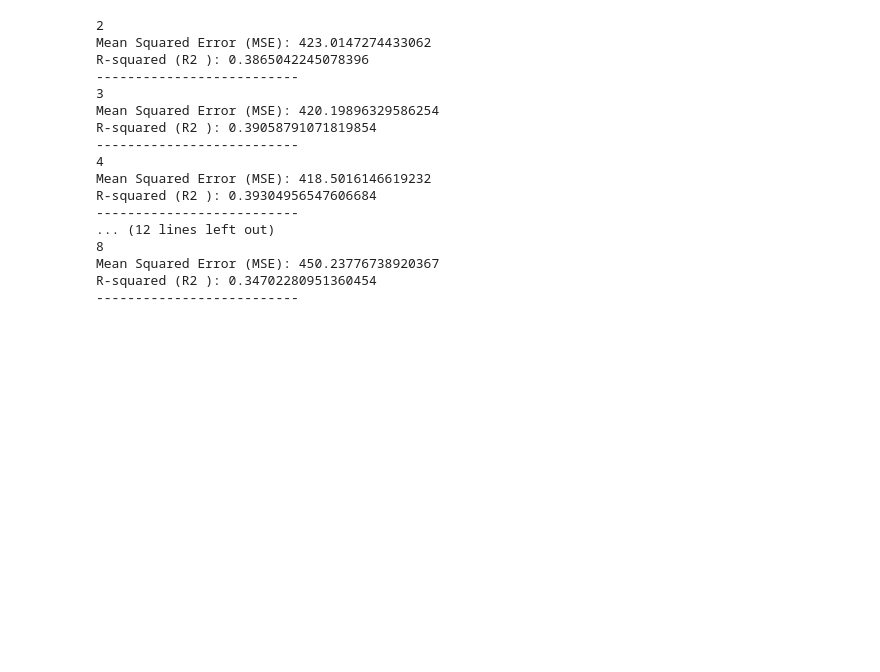
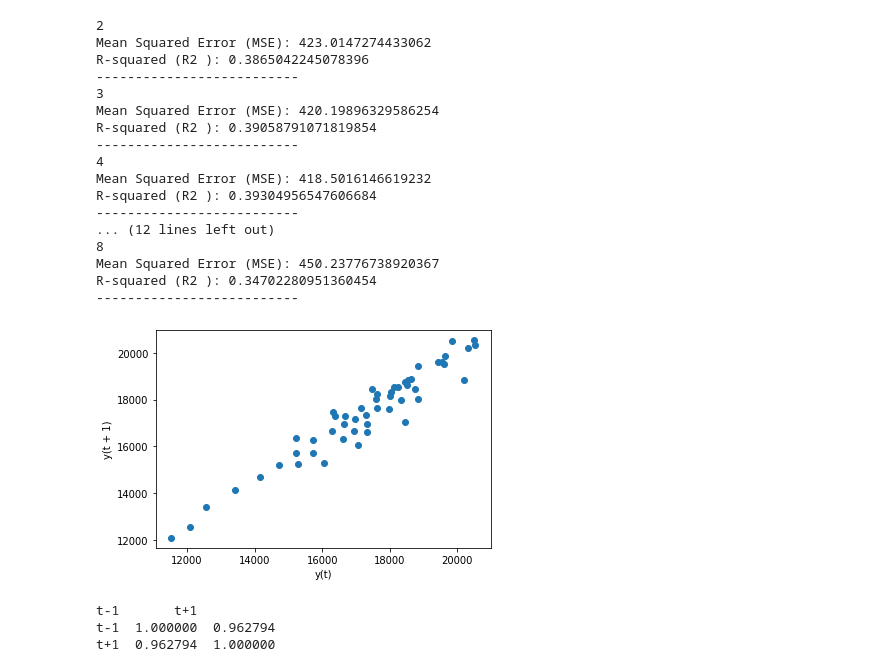
Before and after one commit to 0xyyyy/Climate_project, a Jupyter notebook: MachineLearning/ml_co2.ipynb, the cells around one changed output. Drawn from its saved outputs; the diff is of its cells as text; code cells hidden in the pictures; blank space fills up the shorter version.

```diff
--- a/MachineLearning/ml_co2.ipynb
+++ b/MachineLearning/ml_co2.ipynb
@@ -148,3 +148,23 @@ R-squared (R2 ): 0.39304956547606684
 Mean Squared Error (MSE): 450.23776738920367
 R-squared (R2 ): 0.34702280951360454
 --------------------------
+# %%
+from pandas.plotting import lag_plot
+series = oil_vs_co2["Thousand Oil Barrels Daily"]
+lag_plot(series)
+plt.show()
+# %% [output]
+[figure, added]
+# %%
+from pandas import DataFrame
+from pandas import concat
+values = DataFrame(series.values)
+dataframe = concat([values.shift(1), values], axis=1)
+dataframe.columns = ['t-1', 't+1']
+result = dataframe.corr()
+print(result)
+#Both this and the plot show a strong autocorrelation
+# %% [output]
+t-1       t+1
+t-1  1.000000  0.962794
+t+1  0.962794  1.000000
```
Also changed, not shown: parts of 3 cells of this notebook, 1 other file.
